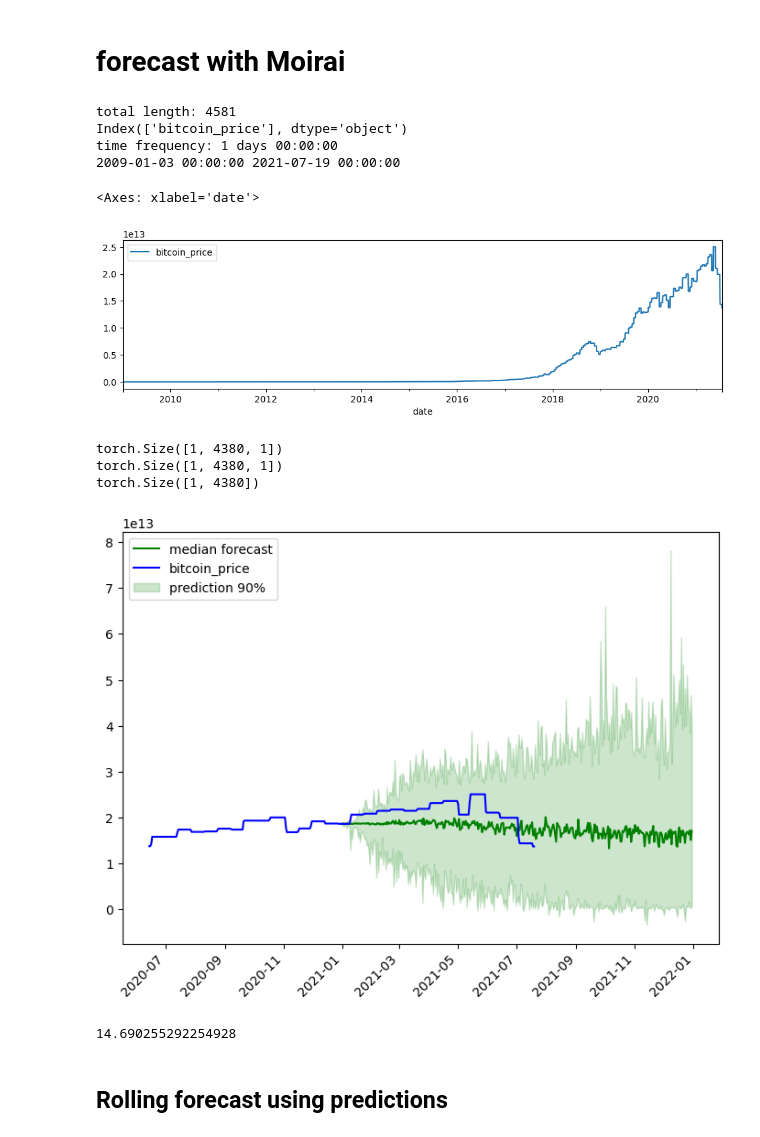
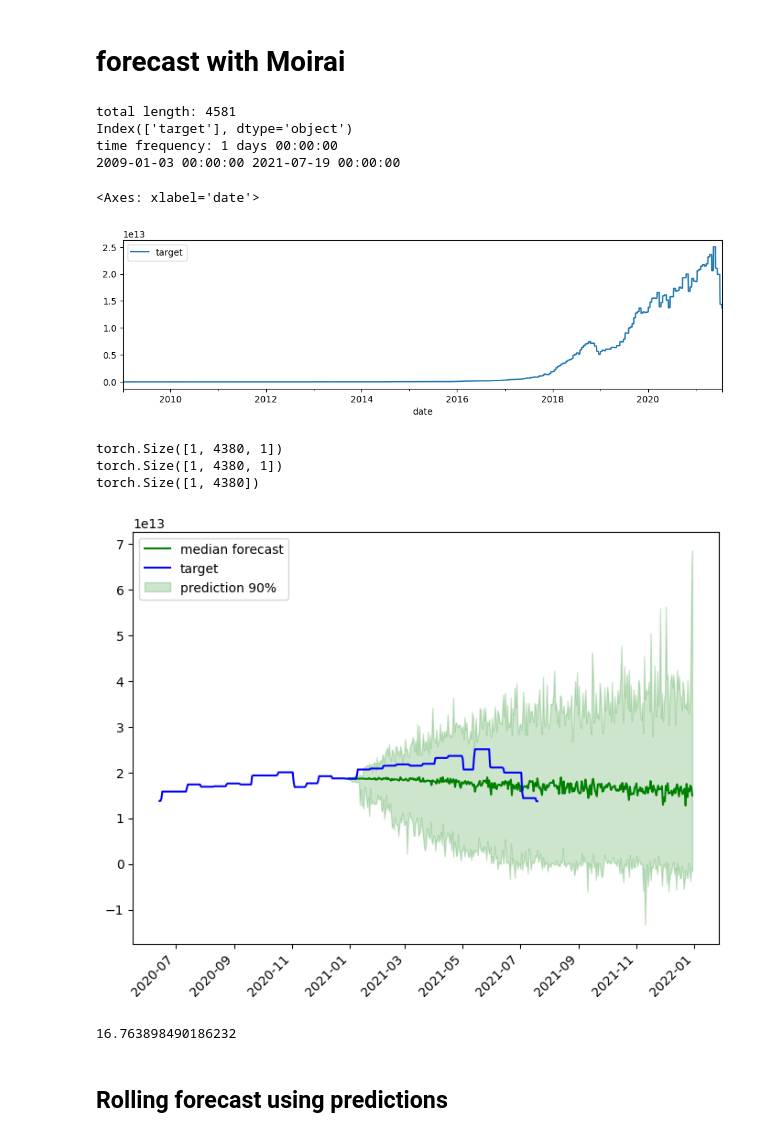
Before and after one commit to anamabo/medium-blogs, a Jupyter notebook: moirai-moe/notebooks/moiraimoe_forecast.ipynb, the cells around one changed output. Cells and saved outputs as stored; diff of their text form; code cells hidden in the pictures.

Commit message:
update data and notebooks

```diff
--- a/moirai-moe/notebooks/moiraimoe_forecast.ipynb
+++ b/moirai-moe/notebooks/moiraimoe_forecast.ipynb
@@ -23,27 +23,27 @@ root_path = os.path.dirname(os.getcwd())
 # forecast with Moirai
 # %%
 # First: Load dataframe and clean it
-df = pd.read_csv(os.path.join(root_path, "data", "bitcoin_values.csv"), parse_dates=True)
+df = pd.read_csv(os.path.join(root_path, "data", "dataset1.csv"), parse_dates=True)
 date_colname= "date"
-target_colname = "bitcoin_price"
+target_colname = "target"
 
 
 df[date_colname] = pd.to_datetime(df[date_colname])
 df.set_index(date_colname, inplace=True)
 
 
 print(f"total length: {df.shape[0]}")
 print(df.columns)
 print(f"time frequency: {df.index.diff()[1]}")
 print(df.index[0], df.index[-1])
 df.plot(figsize=(12, 3))
 # %% [output]
 total length: 4581
-Index(['bitcoin_price'], dtype='object')
+Index(['target'], dtype='object')
 time frequency: 1 days 00:00:00
 2009-01-03 00:00:00 2021-07-19 00:00:00
 <Axes: xlabel='date'>
-[figure, old version]
+[figure, new version]
 # %%
 # create the train and test sets
 train_window = 12 * 365 # days
@@ -92,7 +92,7 @@ plt.show()
 torch.Size([1, 4380, 1])
 torch.Size([1, 4380, 1])
 torch.Size([1, 4380])
-[figure, old version]
+[figure, new version]
 # %%
 # Compute the forecast error
 true_and_preds.dropna(inplace=True)
@@ -103,7 +103,7 @@ mae = mean_absolute_percentage_error(
 
 print(mae)
 # %% [output]
-14.690255292254928
+16.763898490186232
 # %% [markdown]
 ## Rolling forecast using predictions
 # %%
```
Also changed, not shown: parts of 2 cells of this notebook, 6 other files.
